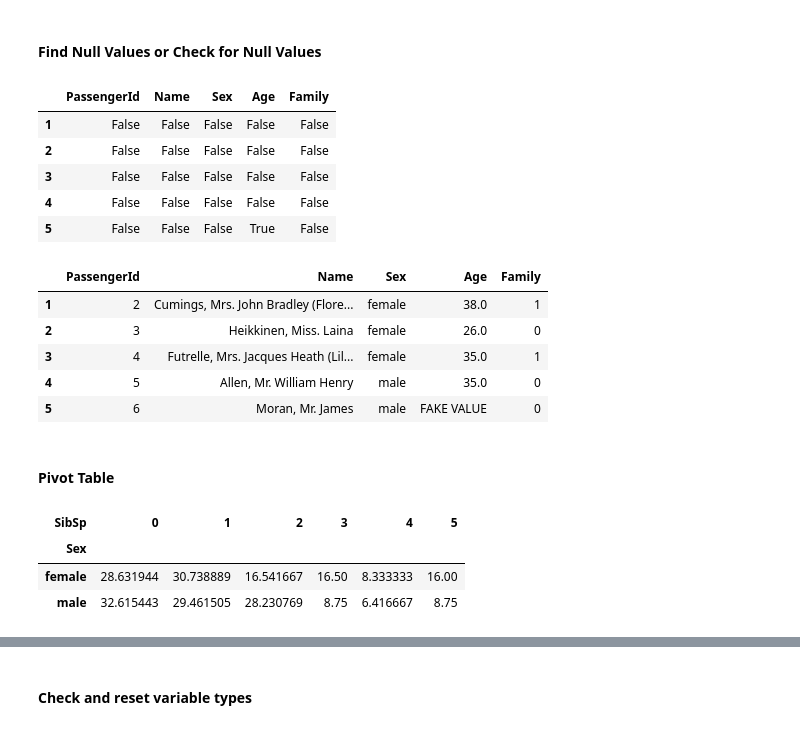
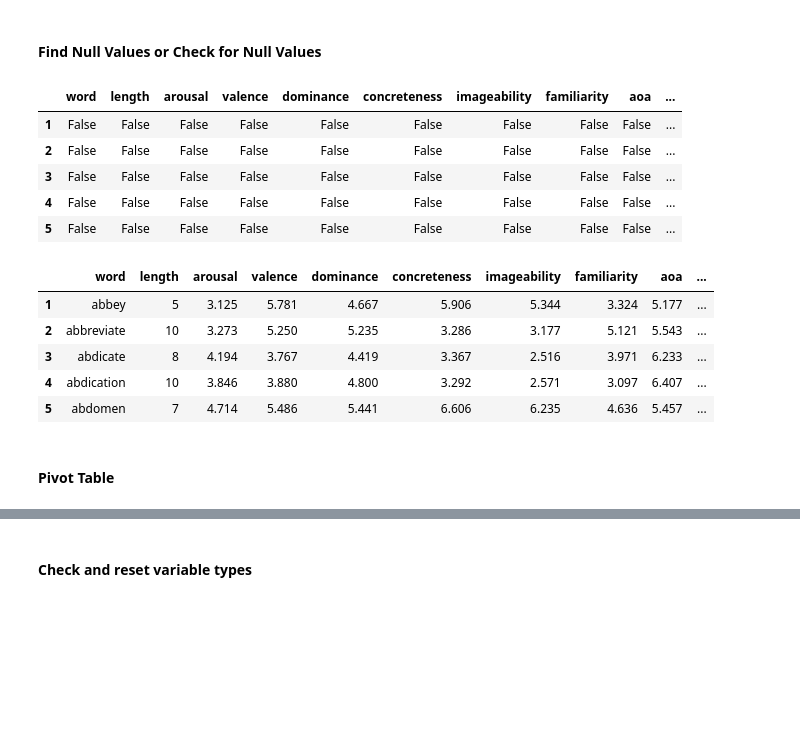
Before and after one commit to GiulioRossetti/DIPSCO_Python_Data_Analysis, a Jupyter notebook: notebooks/2. Data manipulation in Pandas.ipynb, the cells around one changed output, grey strips where cells are left out. Cells and saved outputs as stored; diff of their text form; code cells hidden in the pictures; blank space fills up the shorter version.

```diff
--- a/notebooks/2. Data manipulation in Pandas.ipynb
+++ b/notebooks/2. Data manipulation in Pandas.ipynb
@@ -366,6 +378,6 @@ titanic1.head()
 # %% [markdown]
 Updates can be performed **inplace** (without reasigning to a variable) by setting inplace=True
 # %%
-titanic.drop(0, axis=0, inplace=True)
-titanic.head()
+glasgow.drop(0, axis=0, inplace=True)
+glasgow.head()
 # %% [output]
@@ -783,8 +761,8 @@ left.join(right, how='outer')
 Pandas works with 'apply' method to accept any user-defined function...
 # %%
 # Define a function
-def adulthood(x):
-    if x<18:
+def is_short(x):
+    if x<=5:
+        return True
+    else:
         return False
-    else:
-        return True
@@ -800,0 +769,3 @@ passengers.head()
+# %%
+glasgow['short'] = glasgow['length'].apply(is_short)
+glasgow.head()
@@ -812,0 +781,3 @@ passengers.head()
+# %%
+glasgow['length_replica']= glasgow['word'].apply(len)
+glasgow.head()
@@ -874,30 +853,22 @@ passengers.sort_values(by='Age',ascending=False).head()
 # %% [markdown]
 #### Find Null Values or Check for Null Values
 # %%
-titanic.isnull().head()
+glasgow.isnull().head()
 # %% [output]
-|  | PassengerId | Name | Sex | Age | Family |
-| 1 | False | False | False | False | False |
-| 2 | False | False | False | False | False |
-| 3 | False | False | False | False | False |
-| 4 | False | False | False | False | False |
-| 5 | False | False | False | True | False |
+|  | word | length | arousal | valence | dominance | concreteness | imageability | familiarity | aoa | ... |
+| 1 | False | False | False | False | False | False | False | False | False | ... |
+| 2 | False | False | False | False | False | False | False | False | False | ... |
+| 3 | False | False | False | False | False | False | False | False | False | ... |
+| 4 | False | False | False | False | False | False | False | False | False | ... |
+| 5 | False | False | False | False | False | False | False | False | False | ... |
 # %%
-titanic.fillna('FAKE VALUE').head()
+glasgow.fillna('FAKE VALUE').head()
 # %% [output]
-|  | PassengerId | Name | Sex | Age | Family |
-| 1 | 2 | Cumings, Mrs. John Bradley (Flore... | female | 38.0 | 1 |
-| 2 | 3 | Heikkinen, Miss. Laina | female | 26.0 | 0 |
-| 3 | 4 | Futrelle, Mrs. Jacques Heath (Lil... | female | 35.0 | 1 |
-| 4 | 5 | Allen, Mr. William Henry | male | 35.0 | 0 |
-| 5 | 6 | Moran, Mr. James | male | FAKE VALUE | 0 |
+|  | word | length | arousal | valence | dominance | concreteness | imageability | familiarity | aoa | ... |
+| 1 | abbey | 5 | 3.125 | 5.781 | 4.667 | 5.906 | 5.344 | 3.324 | 5.177 | ... |
+| 2 | abbreviate | 10 | 3.273 | 5.250 | 5.235 | 3.286 | 3.177 | 5.121 | 5.543 | ... |
+| 3 | abdicate | 8 | 4.194 | 3.767 | 4.419 | 3.367 | 2.516 | 3.971 | 6.233 | ... |
+| 4 | abdication | 10 | 3.846 | 3.880 | 4.800 | 3.292 | 2.571 | 3.097 | 6.407 | ... |
+| 5 | abdomen | 7 | 4.714 | 5.486 | 5.441 | 6.606 | 6.235 | 4.636 | 5.457 | ... |
 # %% [markdown]
 #### Pivot Table
-# %%
-# Index out of 'Age', columns from 'SibSp', actual numerical values from 'Age'
-passengers.pivot_table(values='Age',index=['Sex'],columns=['SibSp'], aggfunc='mean')
-# %% [output]
-| SibSp | 0 | 1 | 2 | 3 | 4 | 5 |
-| Sex |  |  |  |  |  |  |
-| female | 28.631944 | 30.738889 | 16.541667 | 16.50 | 8.333333 | 16.00 |
-| male | 32.615443 | 29.461505 | 28.230769 | 8.75 | 6.416667 | 8.75 |
```
Also changed, not shown: parts of 58 cells of this notebook, 1 other file.
